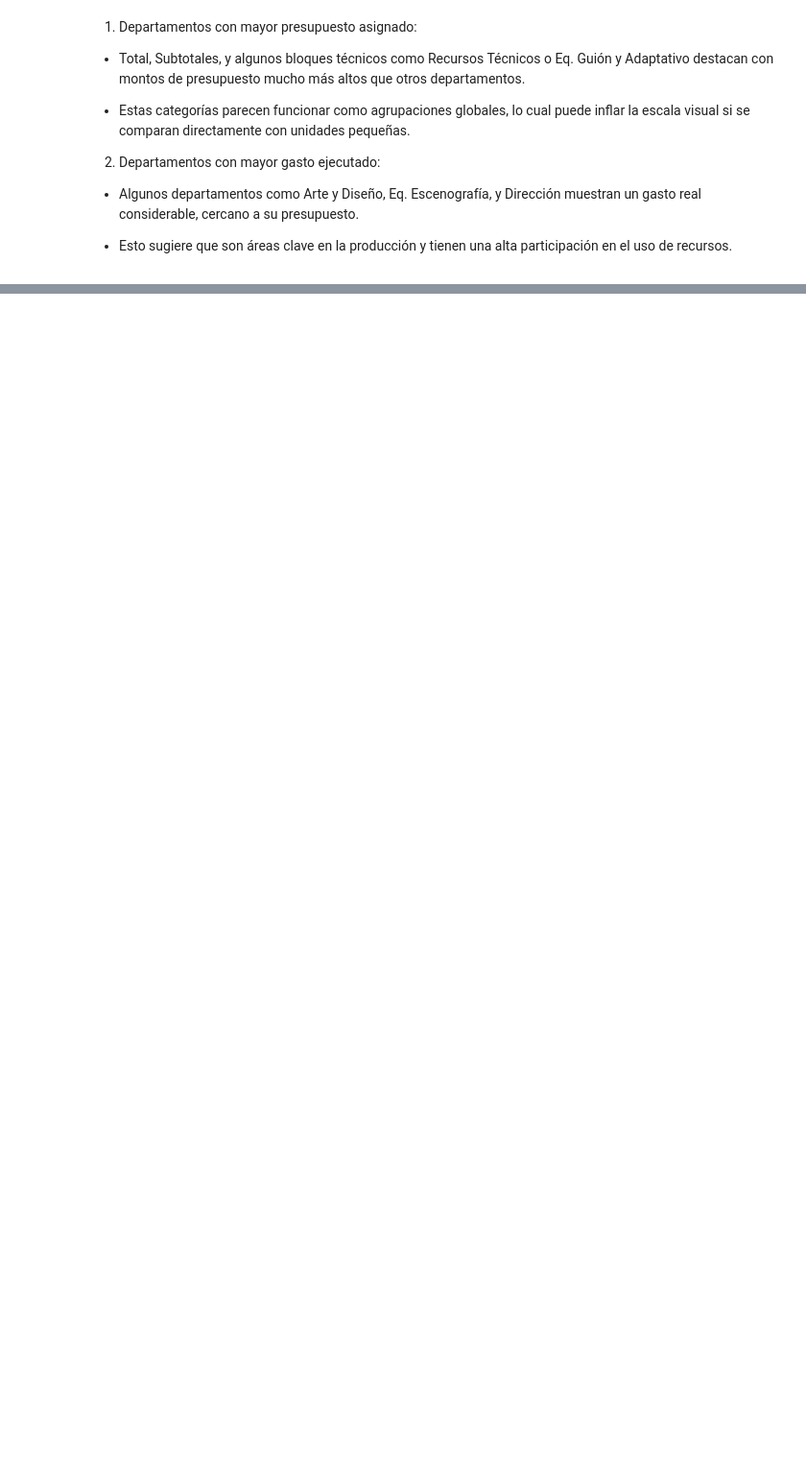
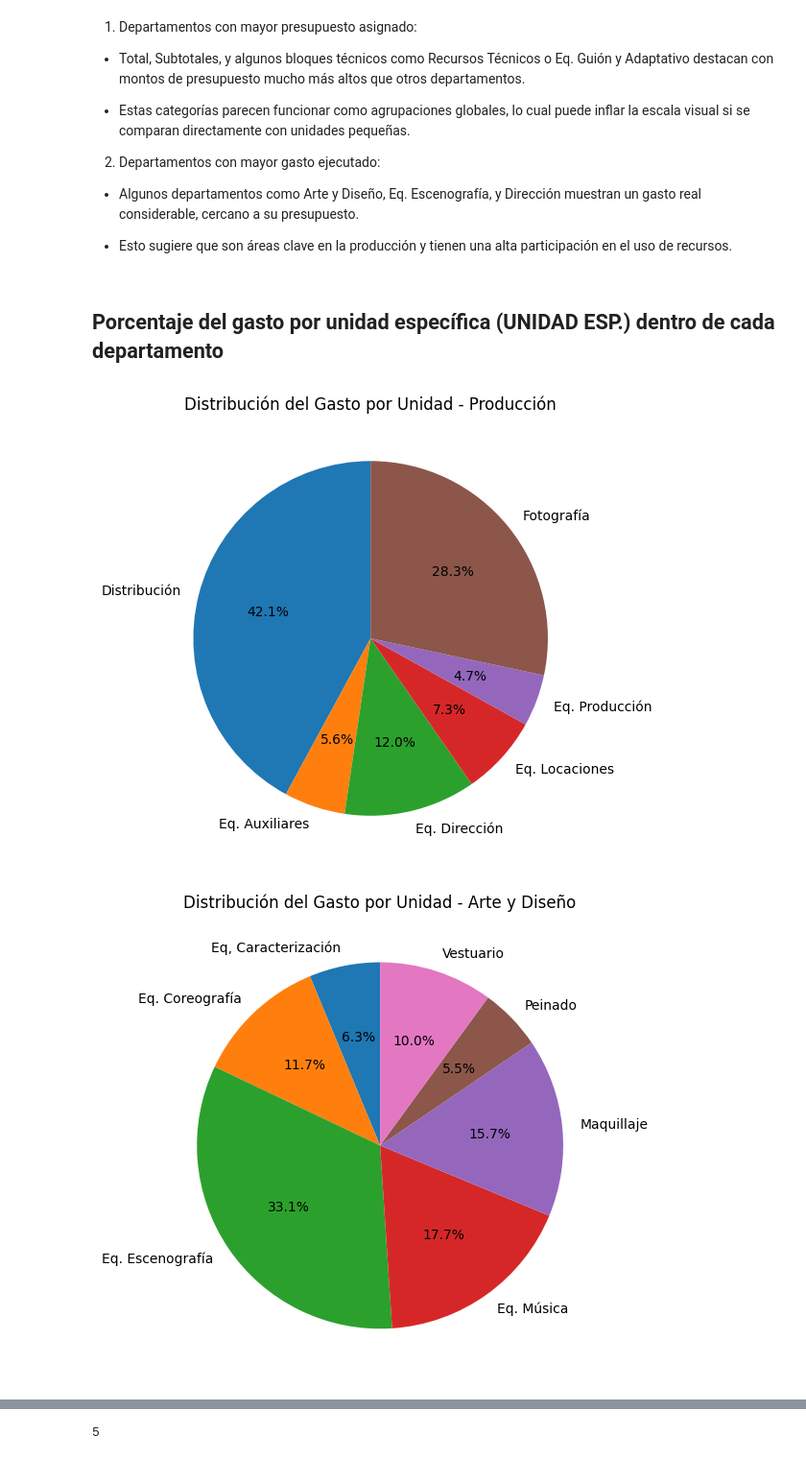
Before and after one commit to BertecM/Explore-proy, a Jupyter notebook: gastos_producciones.ipynb, the cells around one changed output, grey strips where cells are left out. Shown: that part at 96% size. Saved outputs shown, nothing was run; the diff lists cells and outputs as text; code cells hidden in the pictures; blank space fills up the shorter version.

```diff
--- a/gastos_producciones.ipynb
+++ b/gastos_producciones.ipynb
@@ -53,2 +3,11 @@ memory usage: 2.6+ KB
+# %%
+import pandas as pd
+import plotly.express as px
+import matplotlib.pyplot as plt
+import numpy as np
+
+
+df_resumen = pd.read_excel("pf excel.xlsx", sheet_name="Sheet1")
+df_detalle = pd.read_excel("pf excel.xlsx", sheet_name="Sheet2")
 # %% [markdown]
 ### LIMPIEZA DE DATOS
@@ -95,0 +14,14 @@ display(af)
+# %%
+# Eliminar filas vacías o irrelevantes en df_resumen
+df_resumen = df_resumen.dropna(subset=["DEPARTAMENTO", "PRESUPUESTO", "GASTO"], how='all')
+df_resumen = df_resumen[~df_resumen["DEPARTAMENTO"].str.contains("Subtotal|Total", na=False)]
+
+# Asegurar que los datos numéricos estén en el formato correcto
+df_resumen["PRESUPUESTO"] = pd.to_numeric(df_resumen["PRESUPUESTO"], errors="coerce")
+df_resumen["GASTO"] = pd.to_numeric(df_resumen["GASTO"], errors="coerce")
+
+# Convertir fechas en df_detalle
+df_detalle["FECHA"] = pd.to_datetime(df_detalle["FECHA"])
+
+display(df_detalle)
+display(df_resumen)
@@ -130,3 +106,29 @@ fig.show()
 - Algunos departamentos como Arte y Diseño, Eq. Escenografía, y Dirección muestran un gasto real considerable, cercano a su presupuesto.
 
 - Esto sugiere que son áreas clave en la producción y tienen una alta participación en el uso de recursos.
+# %% [markdown]
+## Porcentaje del gasto por unidad específica (UNIDAD ESP.) dentro de cada departamento
+# %%
+# Obtener los departamentos únicos
+departamentos = df_detalle["DEPARTAMENTO"].unique()
+
+# Crear un gráfico de pastel por cada departamento
+num_departamentos = len(departamentos)
+fig_count = 0
+
+for dept in departamentos:
+    unidades = df_detalle[df_detalle["DEPARTAMENTO"] == dept].groupby("UNIDAD ESP.")["GASTO"].sum()
+
+    # Solo graficar si hay más de una unidad
+    if len(unidades) > 1:
+        fig, ax = plt.subplots(figsize=(6, 6))
+        ax.pie(unidades, labels=unidades.index, autopct='%1.1f%%', startangle=90)
+        ax.set_title(f'Distribución del Gasto por Unidad - {dept}')
+        plt.tight_layout()
+        plt.show()
+        fig_count += 1
+
+fig_count
+# %% [output]
+[figure, added]
+[figure, added]
@@ -132,0 +138 @@ fig.show()
+5
```
Also changed, not shown: parts of 22 cells of this notebook.
